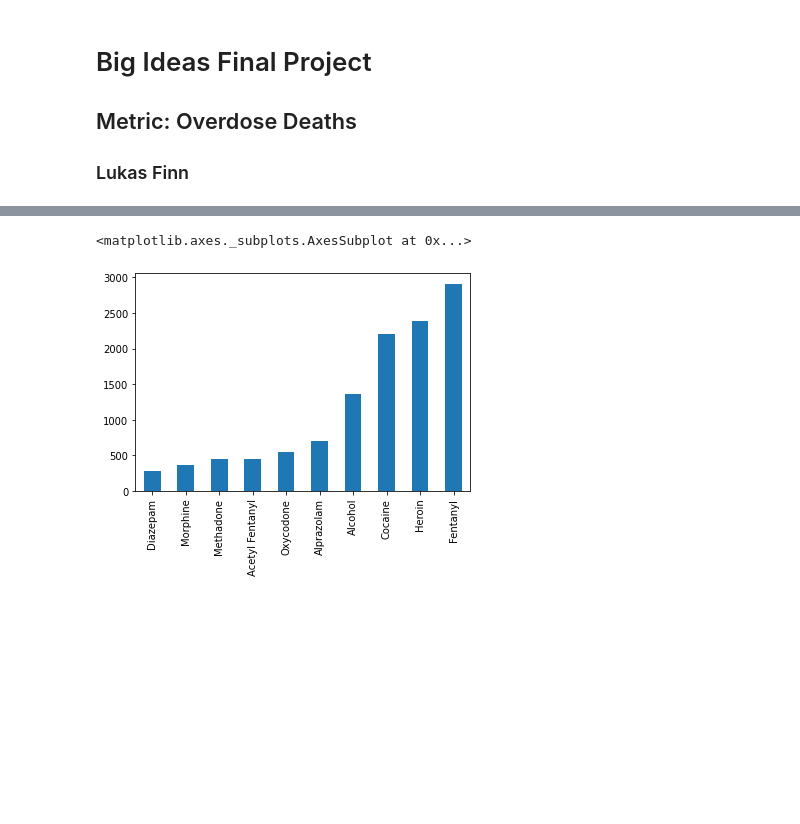
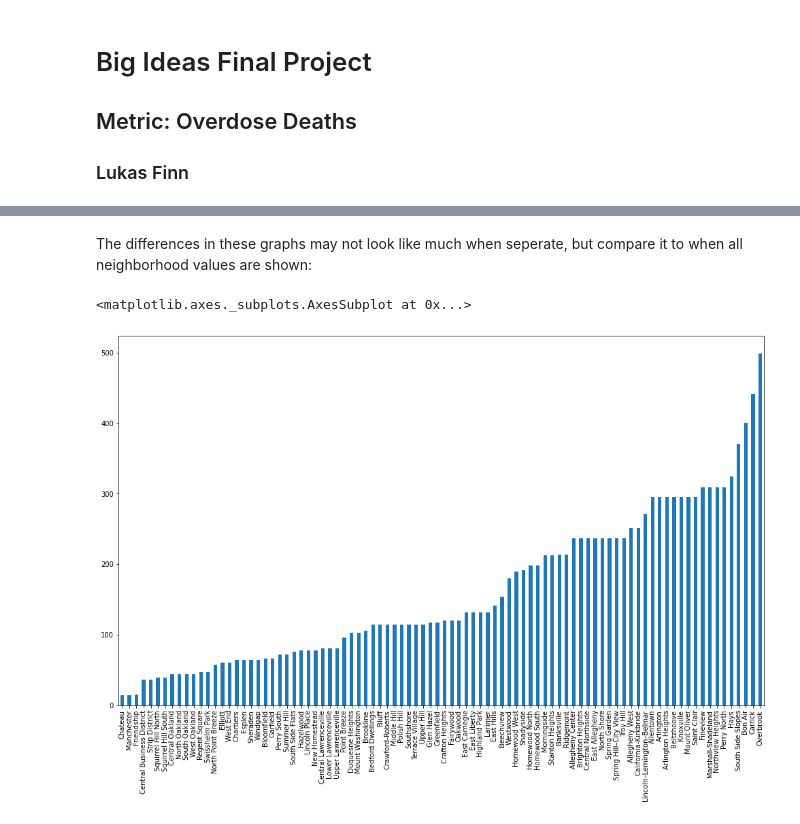
Before and after one commit to LEF-TY/Big-Ideas-Final-Project, a Jupyter notebook: Overdose.ipynb, the cells around one changed output, grey strips where cells are left out. Saved outputs shown, nothing was run; the diff lists cells and outputs as text; code cells hidden in the pictures; blank space fills up the shorter version.

```diff
--- a/Overdose.ipynb
+++ b/Overdose.ipynb
@@ -245,6 +322,8 @@ hoodframe[80:90].plot.bar(legend = False)
-# %%
-causeframe = pd.DataFrame(cause.values(), index = cause.keys())
-causeframe[158:168].plot.bar(legend = False)
-# %% [output]
-<matplotlib.axes._subplots.AxesSubplot at 0x...>
-[figure, removed]
+# %% [markdown]
+The differences in these graphs may not look like much when seperate, but compare it to when all neighborhood values are shown:
+# %%
+# graphing all of the neighborhoods
+hoodframe[0:90].plot.bar(legend = False, figsize=(17, 10))
+# %% [output]
+<matplotlib.axes._subplots.AxesSubplot at 0x...>
+[figure, added]
```
Also changed, not shown: parts of 22 cells of this notebook.
